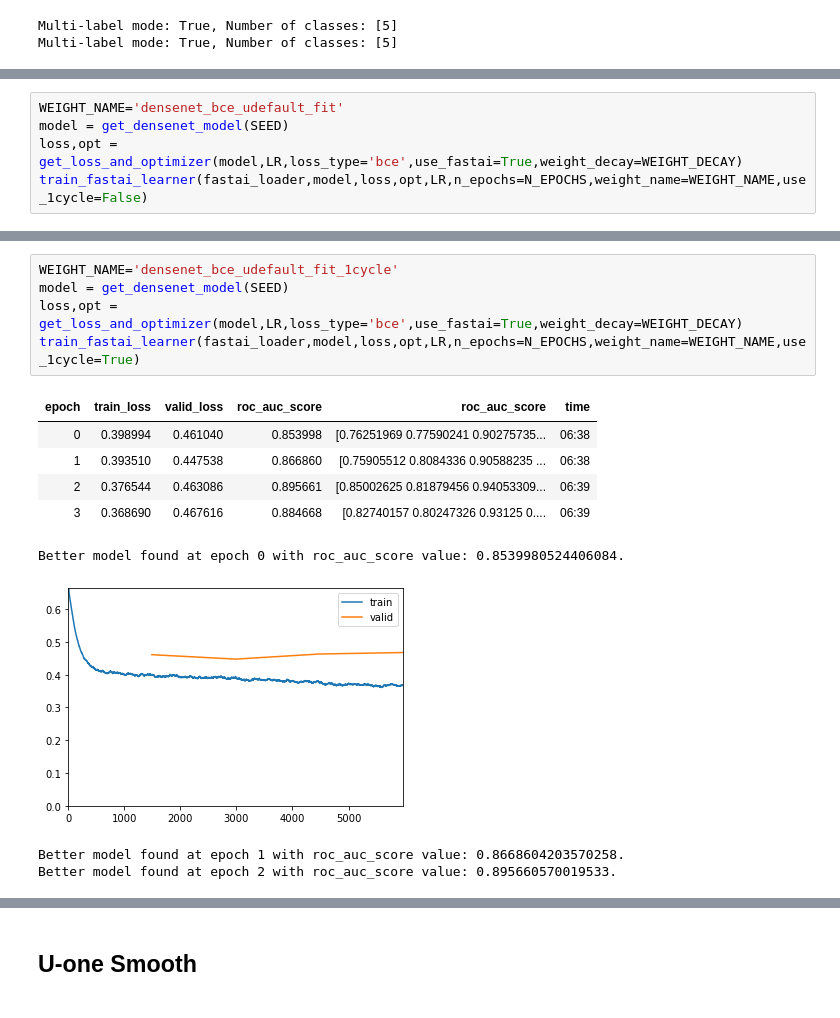
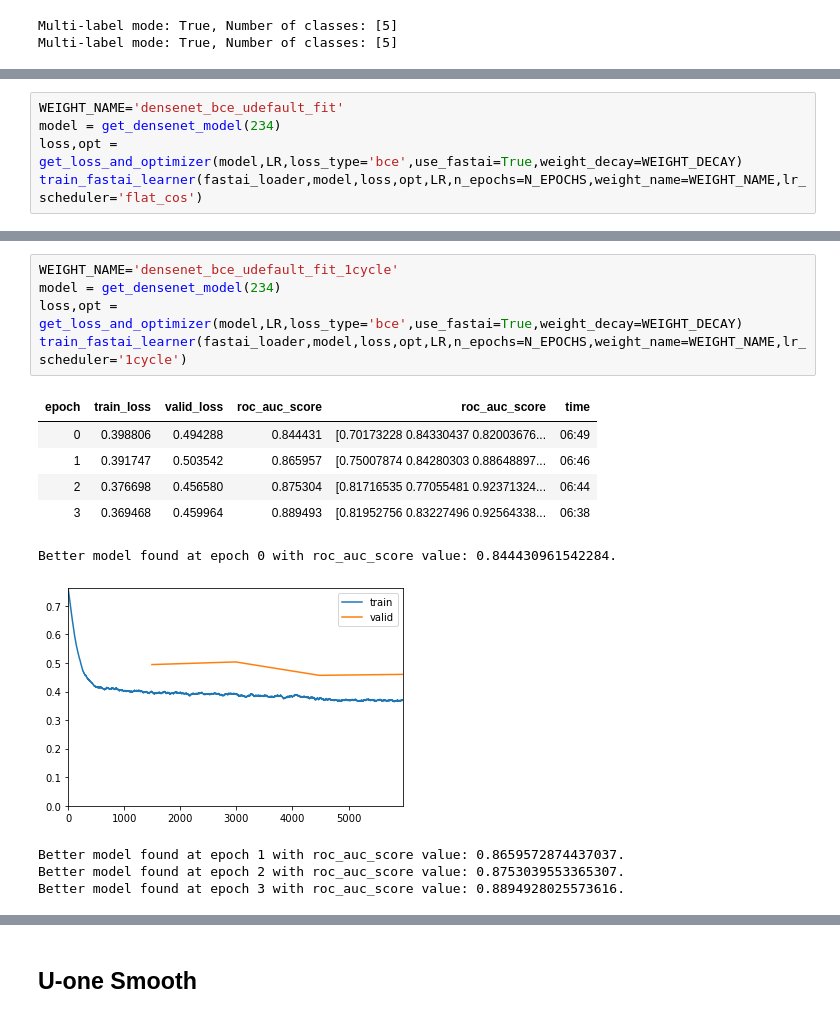
Before and after one commit to anhquan0412/chestx_interpretation, a Jupyter notebook: 1_pick_best_uncertainty_replacement_full.ipynb, the cells around one changed output, grey strips where cells are left out. Cells and saved outputs as stored; diff of their text form.

```diff
--- a/1_pick_best_uncertainty_replacement_full.ipynb
+++ b/1_pick_best_uncertainty_replacement_full.ipynb
@@ -154,7 +216,7 @@ Multi-label mode: True, Number of classes: [5]
 # %%
 WEIGHT_NAME='densenet_bce_udefault_fit'
-model = get_densenet_model(SEED)
+model = get_densenet_model(234)
 loss,opt = get_loss_and_optimizer(model,LR,loss_type='bce',use_fastai=True,weight_decay=WEIGHT_DECAY)
-train_fastai_learner(fastai_loader,model,loss,opt,LR,n_epochs=N_EPOCHS,weight_name=WEIGHT_NAME,use_1cycle=False)
+train_fastai_learner(fastai_loader,model,loss,opt,LR,n_epochs=N_EPOCHS,weight_name=WEIGHT_NAME,lr_scheduler='flat_cos')
 # %% [output]
 | epoch | train_loss | valid_loss | roc_auc_score | roc_auc_score | time |
@@ -169,15 +246,16 @@ Better model found at epoch 2 with roc_auc_score value: 0.8887710976383488.
 # %%
 WEIGHT_NAME='densenet_bce_udefault_fit_1cycle'
-model = get_densenet_model(SEED)
+model = get_densenet_model(234)
 loss,opt = get_loss_and_optimizer(model,LR,loss_type='bce',use_fastai=True,weight_decay=WEIGHT_DECAY)
-train_fastai_learner(fastai_loader,model,loss,opt,LR,n_epochs=N_EPOCHS,weight_name=WEIGHT_NAME,use_1cycle=True)
+train_fastai_learner(fastai_loader,model,loss,opt,LR,n_epochs=N_EPOCHS,weight_name=WEIGHT_NAME,lr_scheduler='1cycle')
 # %% [output]
 | epoch | train_loss | valid_loss | roc_auc_score | roc_auc_score | time |
-| 0 | 0.398994 | 0.461040 | 0.853998 | [0.76251969 0.77590241 0.90275735... | 06:38 |
-| 1 | 0.393510 | 0.447538 | 0.866860 | [0.75905512 0.8084336 0.90588235 ... | 06:38 |
-| 2 | 0.376544 | 0.463086 | 0.895661 | [0.85002625 0.81879456 0.94053309... | 06:39 |
-| 3 | 0.368690 | 0.467616 | 0.884668 | [0.82740157 0.80247326 0.93125 0.... | 06:39 |
+| 0 | 0.398806 | 0.494288 | 0.844431 | [0.70173228 0.84330437 0.82003676... | 06:49 |
+| 1 | 0.391747 | 0.503542 | 0.865957 | [0.75007874 0.84280303 0.88648897... | 06:46 |
+| 2 | 0.376698 | 0.456580 | 0.875304 | [0.81716535 0.77055481 0.92371324... | 06:44 |
+| 3 | 0.369468 | 0.459964 | 0.889493 | [0.81952756 0.83227496 0.92564338... | 06:38 |
-Better model found at epoch 0 with roc_auc_score value: 0.8539980524406084.
+Better model found at epoch 0 with roc_auc_score value: 0.844430961542284.
-[figure, old version]
+[figure, new version]
-Better model found at epoch 1 with roc_auc_score value: 0.8668604203570258.
-Better model found at epoch 2 with roc_auc_score value: 0.895660570019533.
+Better model found at epoch 1 with roc_auc_score value: 0.8659572874437037.
+Better model found at epoch 2 with roc_auc_score value: 0.8753039553365307.
+Better model found at epoch 3 with roc_auc_score value: 0.8894928025573616.
```
Also changed, not shown: parts of 37 cells of this notebook, 3 other files.
